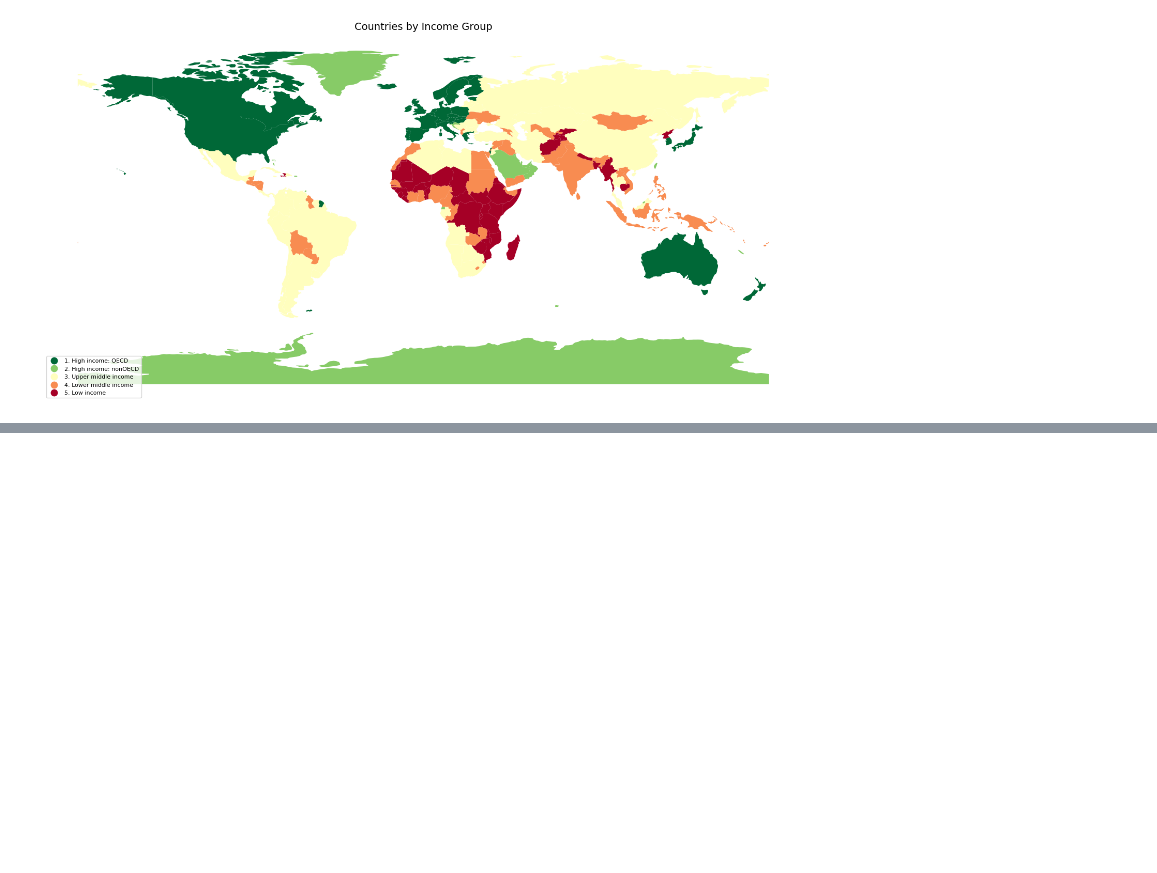
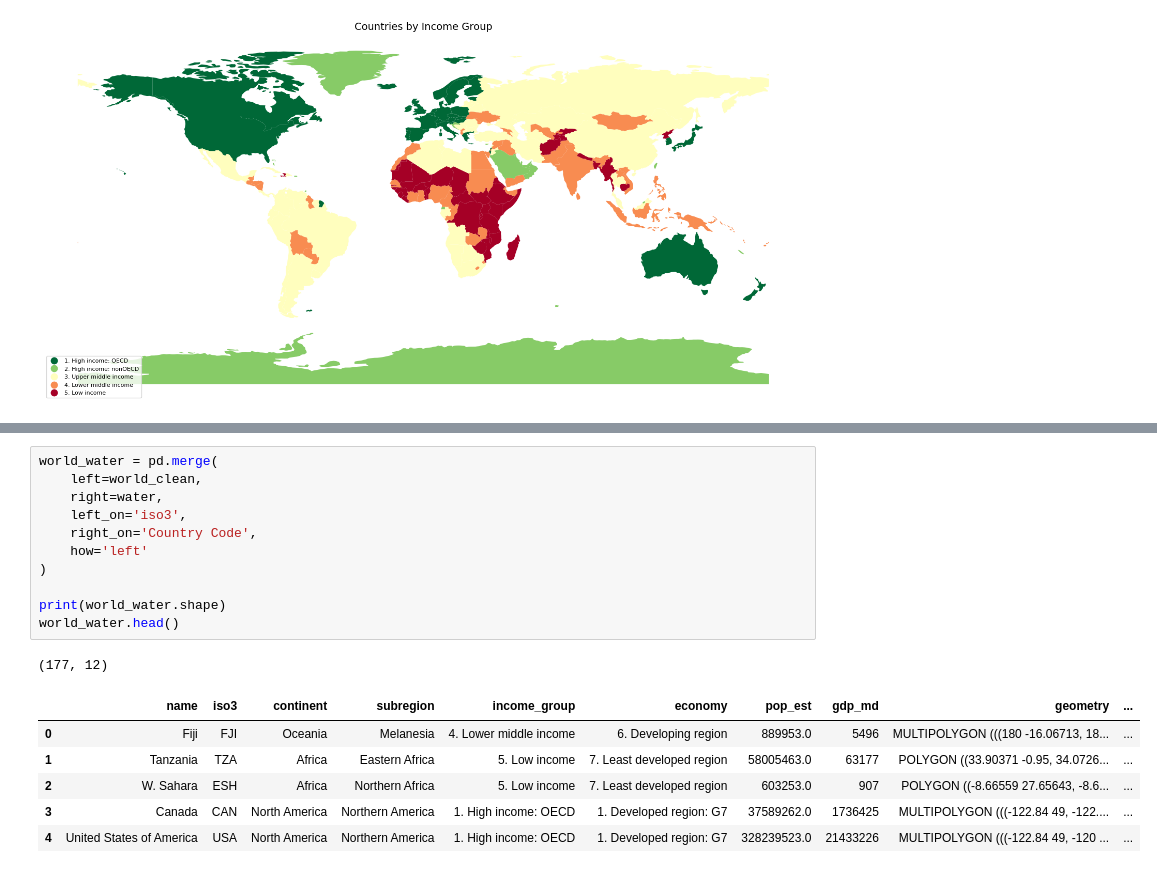
Before and after one commit to SumanaMurugan/space-to-earth-ag, a Jupyter notebook: 01_exploration.ipynb, the cells around one changed output, grey strips where cells are left out. Drawn from its saved outputs; the diff is of its cells as text; blank space fills up the shorter version.

```diff
--- a/01_exploration.ipynb
+++ b/01_exploration.ipynb
@@ -97,0 +124,19 @@ plt.show()
+# %%
+world_water = pd.merge(
+    left=world_clean,
+    right=water,
+    left_on='iso3',
+    right_on='Country Code',
+    how='left'
+)
+
+print(world_water.shape)
+world_water.head()
+# %% [output]
+(177, 12)
+|  | name | iso3 | continent | subregion | income_group | economy | pop_est | gdp_md | geometry | ... |
+| 0 | Fiji | FJI | Oceania | Melanesia | 4. Lower middle income | 6. Developing region | 889953.0 | 5496 | MULTIPOLYGON (((180 -16.06713, 18... | ... |
+| 1 | Tanzania | TZA | Africa | Eastern Africa | 5. Low income | 7. Least developed region | 58005463.0 | 63177 | POLYGON ((33.90371 -0.95, 34.0726... | ... |
+| 2 | W. Sahara | ESH | Africa | Northern Africa | 5. Low income | 7. Least developed region | 603253.0 | 907 | POLYGON ((-8.66559 27.65643, -8.6... | ... |
+| 3 | Canada | CAN | North America | Northern America | 1. High income: OECD | 1. Developed region: G7 | 37589262.0 | 1736425 | MULTIPOLYGON (((-122.84 49, -122.... | ... |
+| 4 | United States of America | USA | North America | Northern America | 1. High income: OECD | 1. Developed region: G7 | 328239523.0 | 21433226 | MULTIPOLYGON (((-122.84 49, -120 ... | ... |
```
Also changed, not shown: parts of 5 cells of this notebook, 5 other files.
